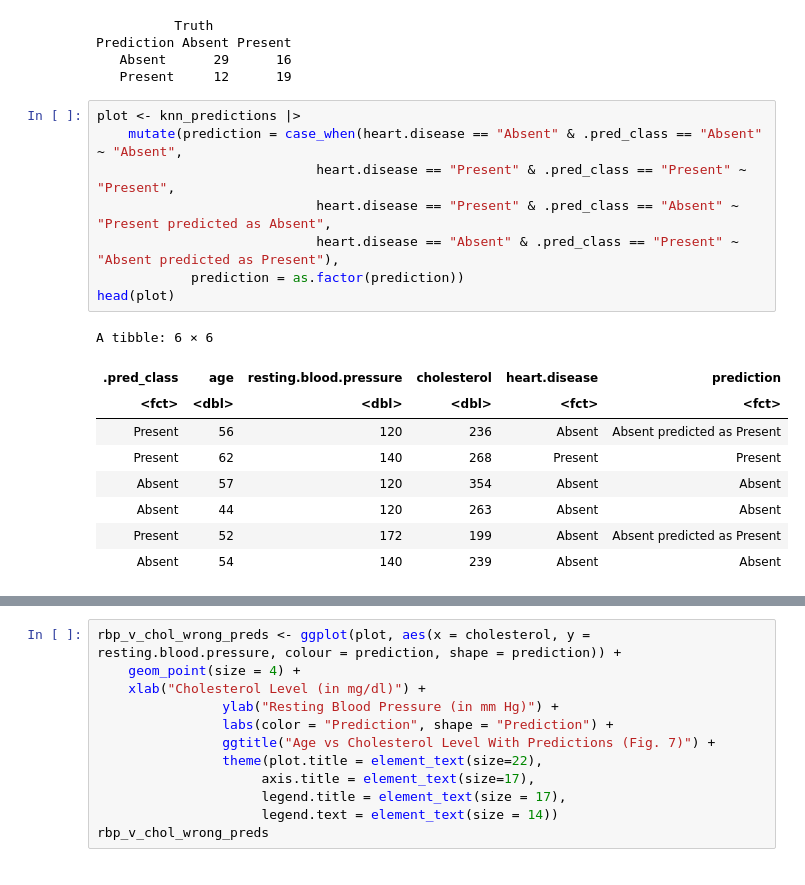
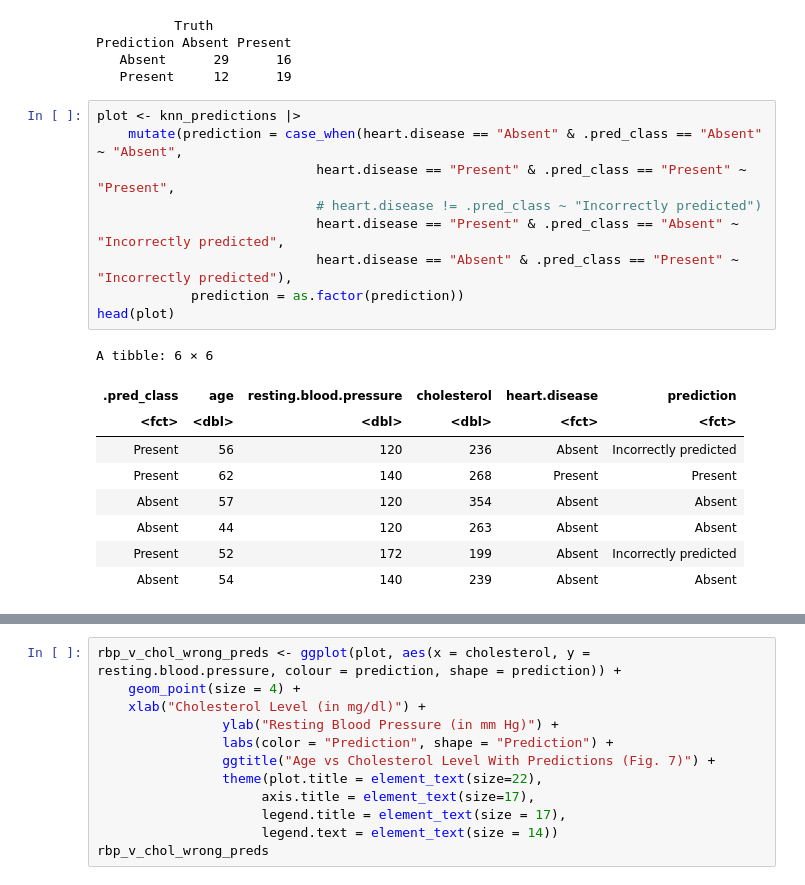
Before and after one commit to VivaanWadhwa/Heart_Disease_Prediction, a Jupyter notebook: Project_Report.ipynb, the cells around one changed output, grey strips where cells are left out. Cells and saved outputs as stored; diff of their text form.

```diff
--- a/Project_Report.ipynb
+++ b/Project_Report.ipynb
@@ -290,19 +290,20 @@ Prediction Absent Present
 # %%
 plot <- knn_predictions |>
     mutate(prediction = case_when(heart.disease == "Absent" & .pred_class == "Absent" ~ "Absent",
                             heart.disease == "Present" & .pred_class == "Present" ~ "Present",
-                            heart.disease == "Present" & .pred_class == "Absent" ~ "Present predicted as Absent",
-                            heart.disease == "Absent" & .pred_class == "Present" ~ "Absent predicted as Present"),
+                            # heart.disease != .pred_class ~ "Incorrectly predicted")
+                            heart.disease == "Present" & .pred_class == "Absent" ~ "Incorrectly predicted",
+                            heart.disease == "Absent" & .pred_class == "Present" ~ "Incorrectly predicted"),
             prediction = as.factor(prediction))
 head(plot)
 # %% [output]
 A tibble: 6 × 6
 | .pred_class | age | resting.blood.pressure | cholesterol | heart.disease | prediction |
 | <fct> | <dbl> | <dbl> | <dbl> | <fct> | <fct> |
-| Present | 56 | 120 | 236 | Absent | Absent predicted as Present |
+| Present | 56 | 120 | 236 | Absent | Incorrectly predicted |
 | Present | 62 | 140 | 268 | Present | Present |
 | Absent | 57 | 120 | 354 | Absent | Absent |
 | Absent | 44 | 120 | 263 | Absent | Absent |
-| Present | 52 | 172 | 199 | Absent | Absent predicted as Present |
+| Present | 52 | 172 | 199 | Absent | Incorrectly predicted |
 | Absent | 54 | 140 | 239 | Absent | Absent |
 # %%
```
Also changed, not shown: parts of 3 cells of this notebook.
